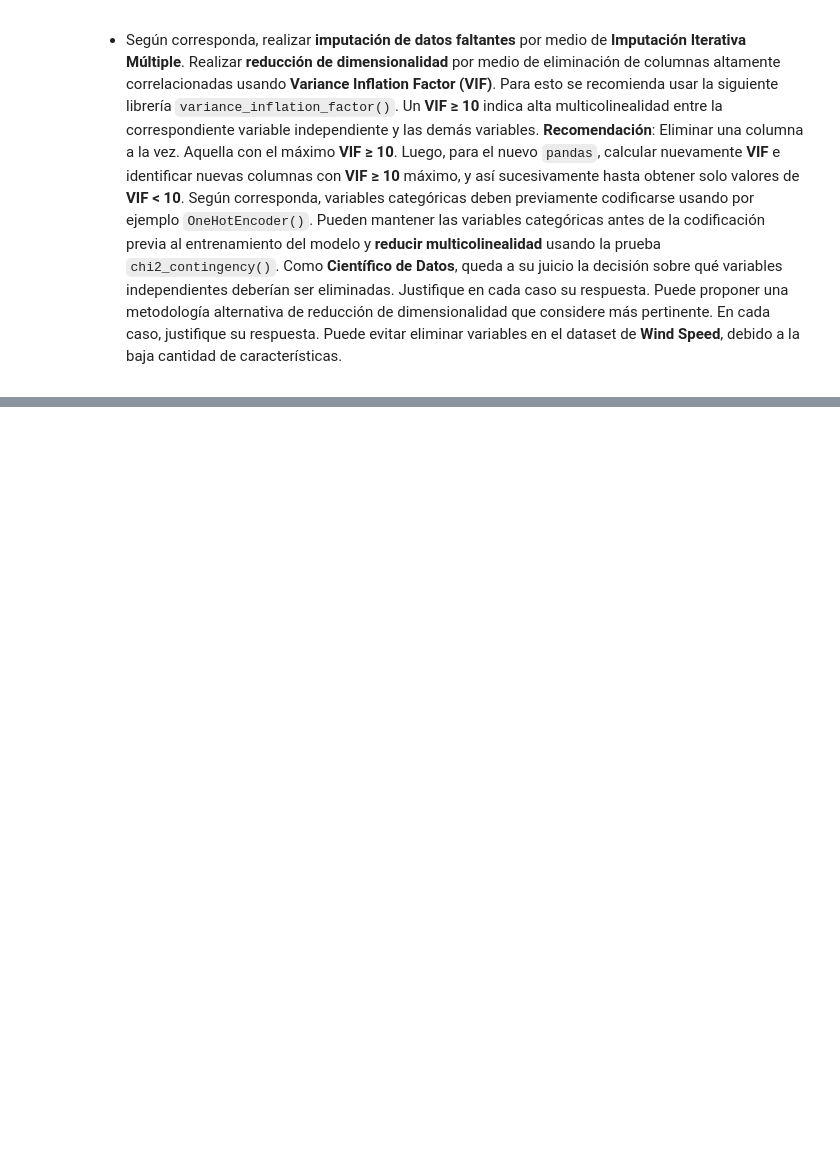
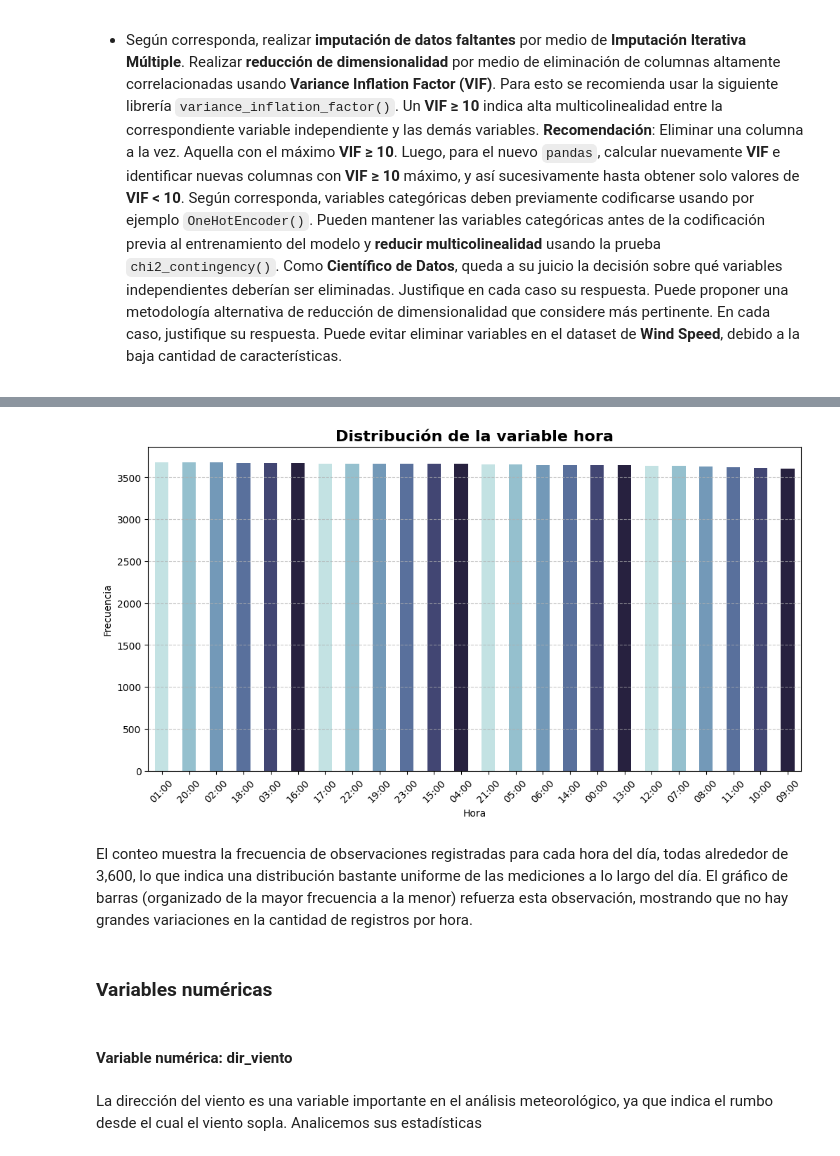
Before and after one commit to kmarcela11/Parcial2_MachineLearning, a Jupyter notebook: _sources/Ejercicio1.ipynb, the cells around one changed output, grey strips where cells are left out. Drawn from its saved outputs; the diff is of its cells as text; code cells hidden in the pictures; blank space fills up the shorter version.

```diff
--- a/_sources/Ejercicio1.ipynb
+++ b/_sources/Ejercicio1.ipynb
@@ -37,0 +265,20 @@ data
+# %%
+colors = sns.color_palette('ch:start=.2,rot=-.3')
+plt.figure(figsize = (12, 6))
+data['hora'].value_counts().plot(kind = 'bar', color = colors)
+plt.title('Distribución de la variable hora', fontsize = 16, fontweight = 'bold')
+plt.xlabel('Hora')
+plt.ylabel('Frecuencia')
+plt.xticks(rotation = 45)
+plt.grid(axis = 'y', linestyle = '--', alpha = 0.7)
+plt.show()
+# %% [output]
+[figure, added]
+# %% [markdown]
+El conteo muestra la frecuencia de observaciones registradas para cada hora del día, todas alrededor de 3,600, lo que indica una distribución bastante uniforme de las mediciones a lo largo del día. El gráfico de barras (organizado de la mayor frecuencia a la menor) refuerza esta observación, mostrando que no hay grandes variaciones en la cantidad de registros por hora.
+# %% [markdown]
+### **Variables numéricas**
+# %% [markdown]
+#### **Variable numérica: dir_viento**
+# %% [markdown]
+La dirección del viento es una variable importante en el análisis meteorológico, ya que indica el rumbo desde el cual el viento sopla. Analicemos sus estadísticas
```
Also changed, not shown: parts of 138 cells of this notebook, 25 other files.
